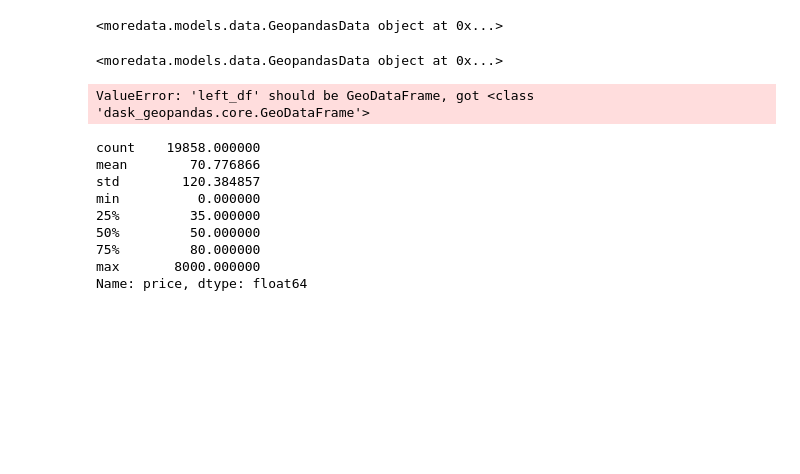
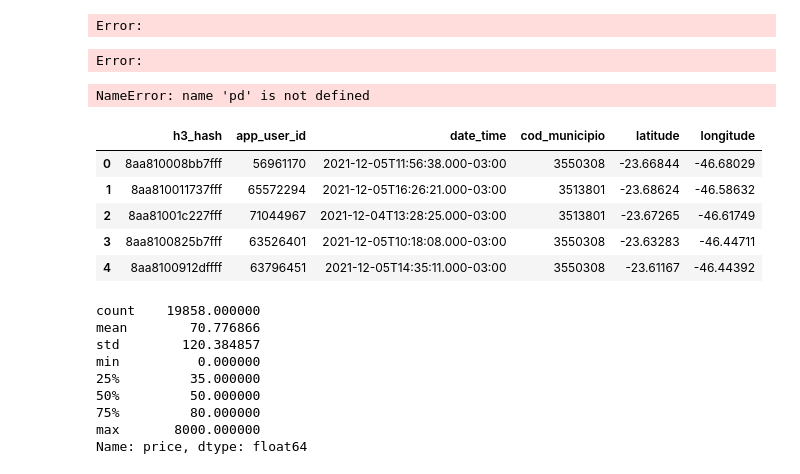
Before and after one commit to NESPEDUFV/more-data, a Jupyter notebook: examples/osm/osm-places.ipynb, the cells around one changed output. Drawn from its saved outputs; the diff is of its cells as text; code cells hidden in the pictures; blank space fills up the shorter version.

```diff
--- a/examples/osm/osm-places.ipynb
+++ b/examples/osm/osm-places.ipynb
@@ -19,36 +27,46 @@ moredata.utils.write_json_generator_to_json("./data/airbnb-berlin-enriched", dat
 # %%
 #Geopandas
-
+import pandas as pd
 import moredata
 import geopandas
-df = pd.read_csv(get_path("airbnb-berlin-main"))
+df = pd.read_csv("../data/preprocessed_events_dates_sp_sample.csv")
 df = df.loc[(~df['latitude'].isna()) & (~df['longitude'].isna())]
 
 gdf = geopandas.GeoDataFrame(df, geometry=geopandas.points_from_xy(df.longitude, df.latitude))
-data = moredata.models.GeopandasData().from_geodataframe(gdf)
+data = moredata.models.GeopandasData().from_geodataframe(gdf.iloc[0:25000])
 
 osm_enricher = moredata.enricher.osm.OSMPlacesConnector(place_name="Berlin, DE", files=['./data/tourism.csv.gz'], radius=50, geometry_intersected=True)
 
 data_enriched = osm_enricher.enrich(data)
 # %% [output]
-<moredata.models.data.GeopandasData object at 0x...>
+Error:
+Error:
 # %%
 #Dask
-
+import pandas as pd
 import moredata
 import geopandas
-df = pd.read_csv(get_path("airbnb-berlin-main"))
-df = df.loc[(~df['latitude'].isna()) & (~df['longitude'].isna())]
+df2 = pd.read_csv("../data/preprocessed_events_dates_sp_sample.csv")
+df2 = df.loc[(~df['latitude'].isna()) & (~df['longitude'].isna())]
 
-gdf = geopandas.GeoDataFrame(df, geometry=geopandas.points_from_xy(df.longitude, df.latitude))
-data = moredata.models.GeopandasData().from_geodataframe(gdf, parallel=True)
+gdf2 = geopandas.GeoDataFrame(df, geometry=geopandas.points_from_xy(df.longitude, df.latitude))
+data2 = moredata.models.GeopandasData().from_geodataframe(gdf.iloc[0:25000], parallel=True)
 print(data)
-osm_enricher = moredata.enricher.osm.OSMPlacesConnector(place_name="Berlin, DE", files=['./data/tourism.csv.gz'], radius=50, geometry_intersected=True)
+osm_enricher2 = moredata.enricher.osm.OSMPlacesConnector(place_name="São Paulo, BR", files=['./data/tourism.csv.gz'], radius=50, geometry_intersected=True)
 
-data_enriched = osm_enricher.enrich(data)
+data_enriched2 = osm_enricher.enrich(data)
 # %% [output]
-<moredata.models.data.GeopandasData object at 0x...>
+NameError: name 'pd' is not defined
-ValueError: 'left_df' should be GeoDataFrame, got <class 'dask_geopandas.core.GeoDataFrame'>
+# %%
+df3 = pd.read_csv("../data/preprocessed_events_dates_sp_sample.csv")
+df3.head()
+# %% [output]
+|  | h3_hash | app_user_id | date_time | cod_municipio | latitude | longitude |
+| 0 | 8aa810008bb7fff | 56961170 | 2021-12-05T11:56:38.000-03:00 | 3550308 | -23.66844 | -46.68029 |
+| 1 | 8aa810011737fff | 65572294 | 2021-12-05T16:26:21.000-03:00 | 3513801 | -23.68624 | -46.58632 |
+| 2 | 8aa81001c227fff | 71044967 | 2021-12-04T13:28:25.000-03:00 | 3513801 | -23.67265 | -46.61749 |
+| 3 | 8aa8100825b7fff | 63526401 | 2021-12-05T10:18:08.000-03:00 | 3550308 | -23.63283 | -46.44711 |
+| 4 | 8aa8100912dffff | 63796451 | 2021-12-05T14:35:11.000-03:00 | 3550308 | -23.61167 | -46.44392 |
 # %%
 import pandas as pd
 df_enriched = pd.read_json('./data/airbnb-berlin-enriched-0.json', orient='records')
```
Also changed, not shown: parts of 1 cell of this notebook, 3 other files.
